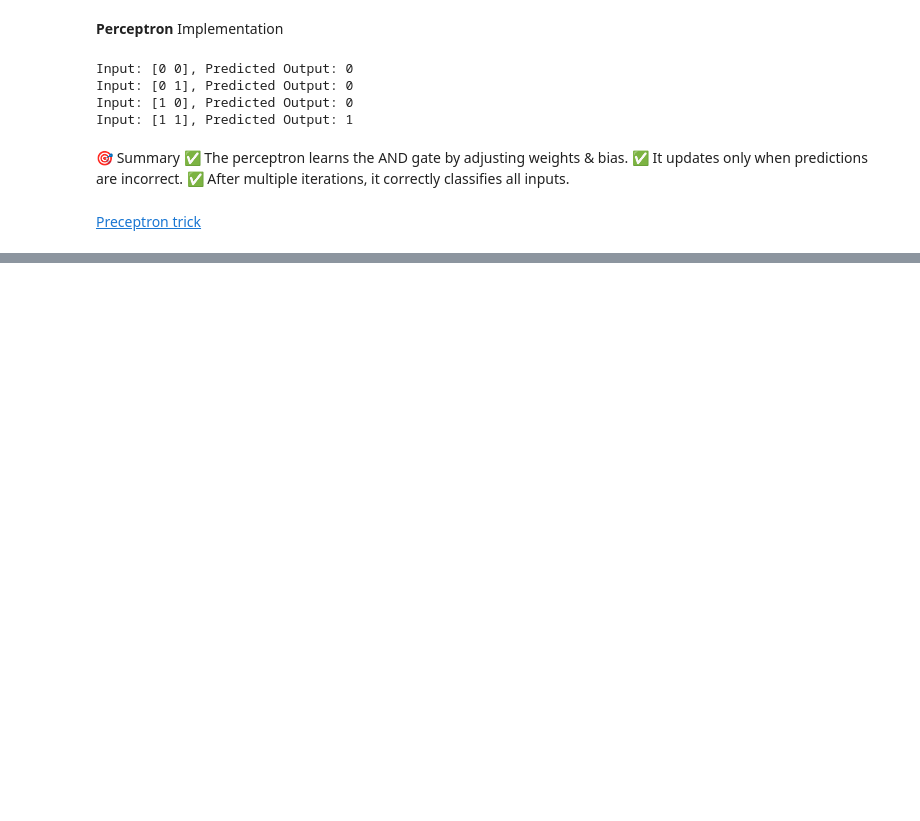
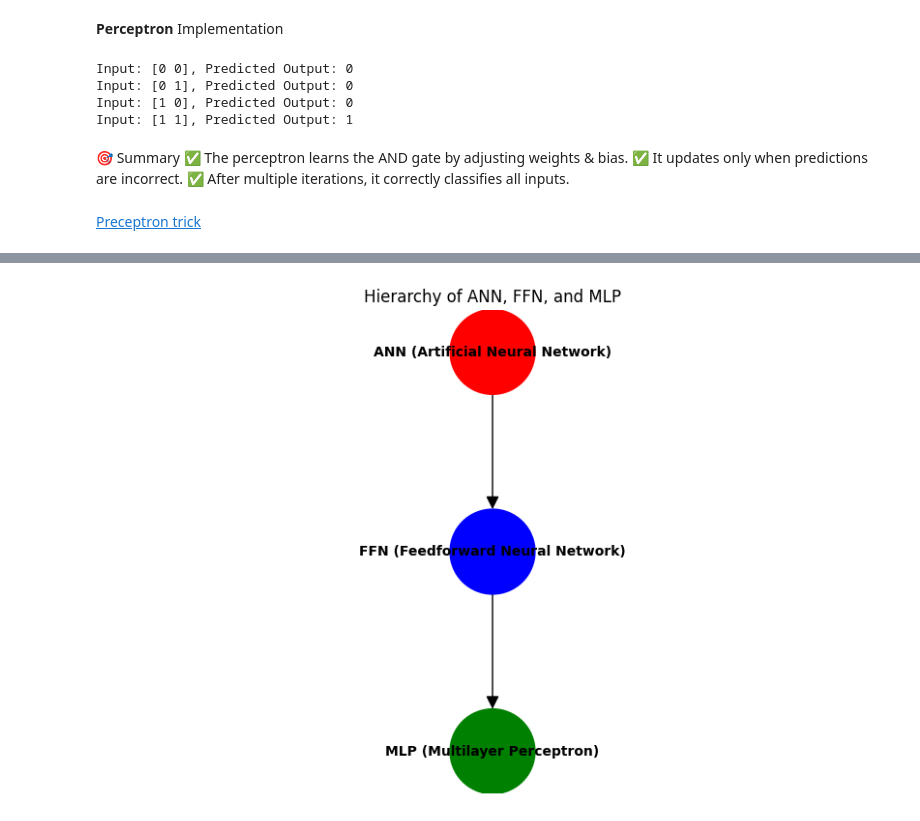
Before and after one commit to Mahadevkharmate/DeepLearning_Hub, a Jupyter notebook: tutorials/001_intro_to_deep_learning.ipynb, the cells around one changed output, grey strips where cells are left out. Drawn from its saved outputs; the diff is of its cells as text; code cells hidden in the pictures; blank space fills up the shorter version.

```diff
--- a/tutorials/001_intro_to_deep_learning.ipynb
+++ b/tutorials/001_intro_to_deep_learning.ipynb
@@ -61,0 +103,28 @@ Input: [1 1], Predicted Output: 1
+# %%
+import matplotlib.pyplot as plt
+import networkx as nx
+
+# Create a directed graph
+G = nx.DiGraph()
+
+# Define nodes for ANN, FFN, and MLP
+G.add_node("ANN (Artificial Neural Network)", color="red")
+G.add_node("FFN (Feedforward Neural Network)", color="blue")
+G.add_node("MLP (Multilayer Perceptron)", color="green")
+
+# Define edges to show hierarchy
+G.add_edge("ANN (Artificial Neural Network)", "FFN (Feedforward Neural Network)")
+G.add_edge("FFN (Feedforward Neural Network)", "MLP (Multilayer Perceptron)")
+
+# Get node colors
+node_colors = [G.nodes[node]["color"] for node in G.nodes]
+
+# Plot the graph
+plt.figure(figsize=(8, 5))
+pos = {"ANN (Artificial Neural Network)": (0, 2), "FFN (Feedforward Neural Network)": (0, 1), "MLP (Multilayer Perceptron)": (0, 0)}
+nx.draw(G, pos, with_labels=True, node_size=4000, node_color=node_colors, edge_color="black", font_size=10, font_weight="bold", arrowsize=20)
+
+plt.title("Hierarchy of ANN, FFN, and MLP")
+plt.show()
+# %% [output]
+[figure, added]
```
Also changed, not shown: parts of 6 cells of this notebook.
